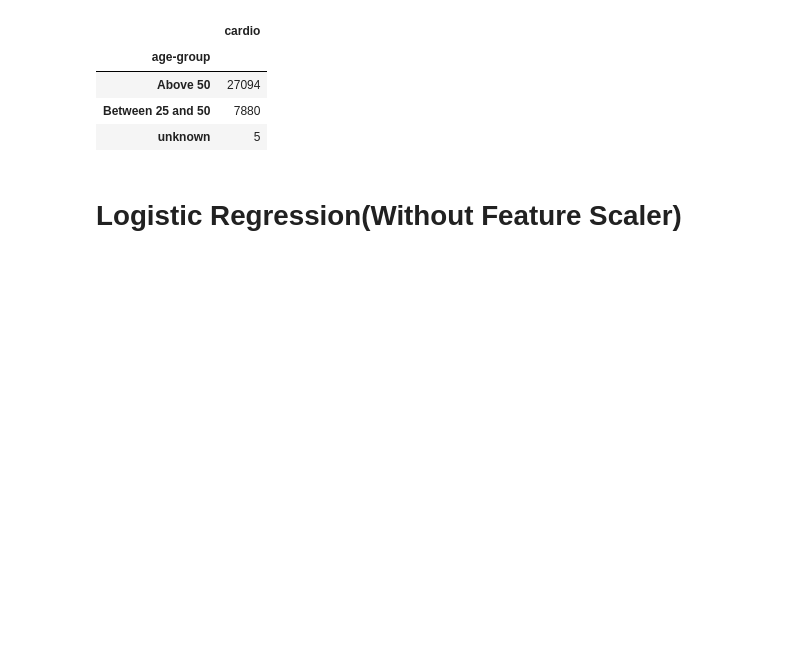
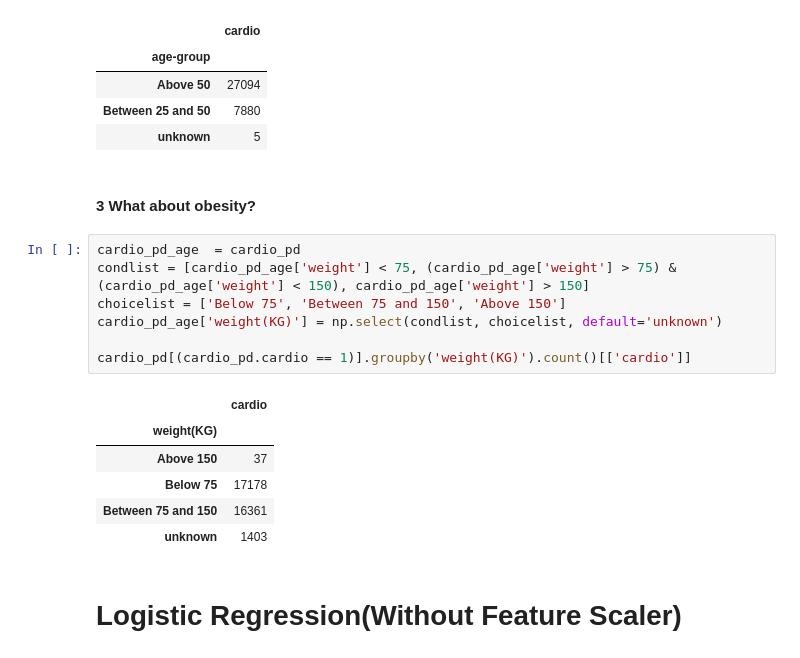
Before and after one commit to skamranh/big-data-final, a Jupyter notebook: Cardio.ipynb, the cells around one changed output. Cells and saved outputs as stored; diff of their text form; blank space fills up the shorter version.

```diff
--- a/Cardio.ipynb
+++ b/Cardio.ipynb
@@ -272,6 +272,22 @@ cardio_pd[(cardio_pd.cardio == 1)].groupby('age-group').count()[['cardio']]
 | Above 50 | 27094 |
 | Between 25 and 50 | 7880 |
 | unknown | 5 |
+# %% [markdown]
+#### 3 What about obesity?
+# %%
+cardio_pd_age  = cardio_pd
+condlist = [cardio_pd_age['weight'] < 75, (cardio_pd_age['weight'] > 75) & (cardio_pd_age['weight'] < 150), cardio_pd_age['weight'] > 150]
+choicelist = ['Below 75', 'Between 75 and 150', 'Above 150']
+cardio_pd_age['weight(KG)'] = np.select(condlist, choicelist, default='unknown')
+
+cardio_pd[(cardio_pd.cardio == 1)].groupby('weight(KG)').count()[['cardio']]
+# %% [output]
+|  | cardio |
+| weight(KG) |  |
+| Above 150 | 37 |
+| Below 75 | 17178 |
+| Between 75 and 150 | 16361 |
+| unknown | 1403 |
 # %% [markdown]
 # Logistic Regression(Without Feature Scaler)
 # %%
```
